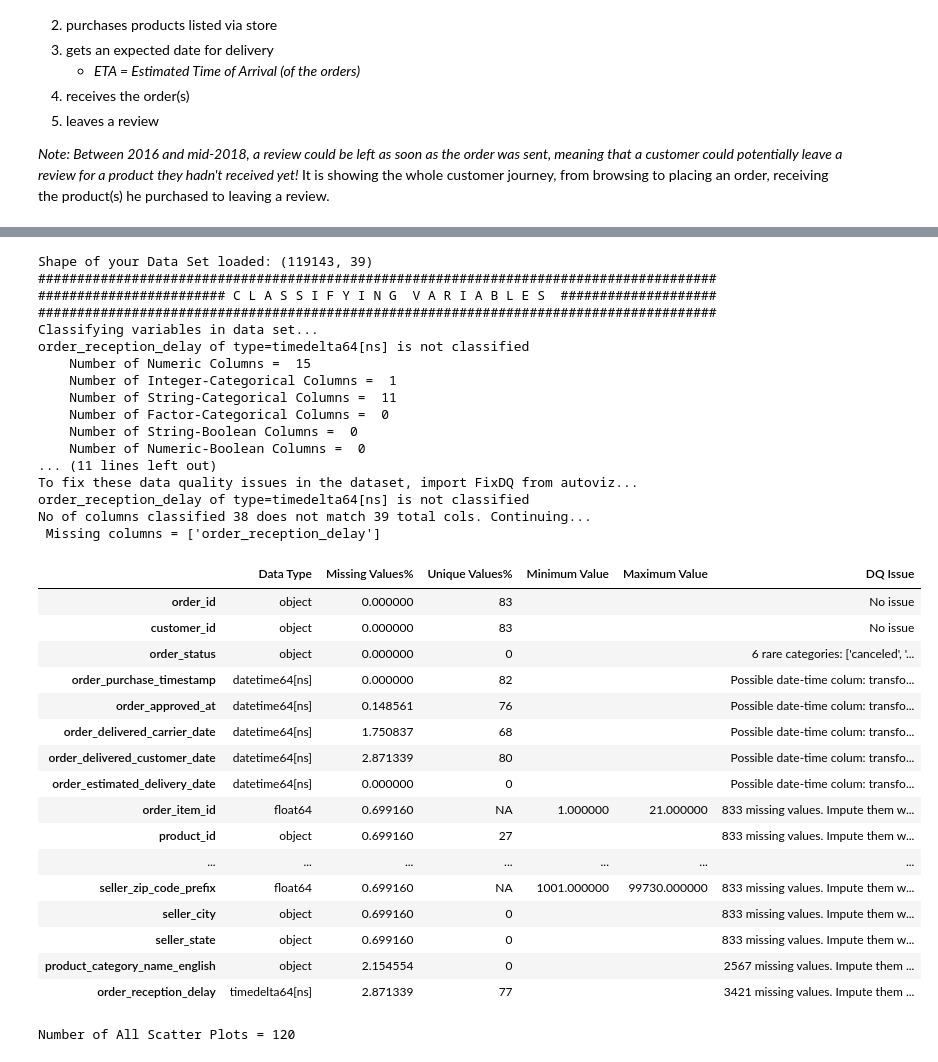
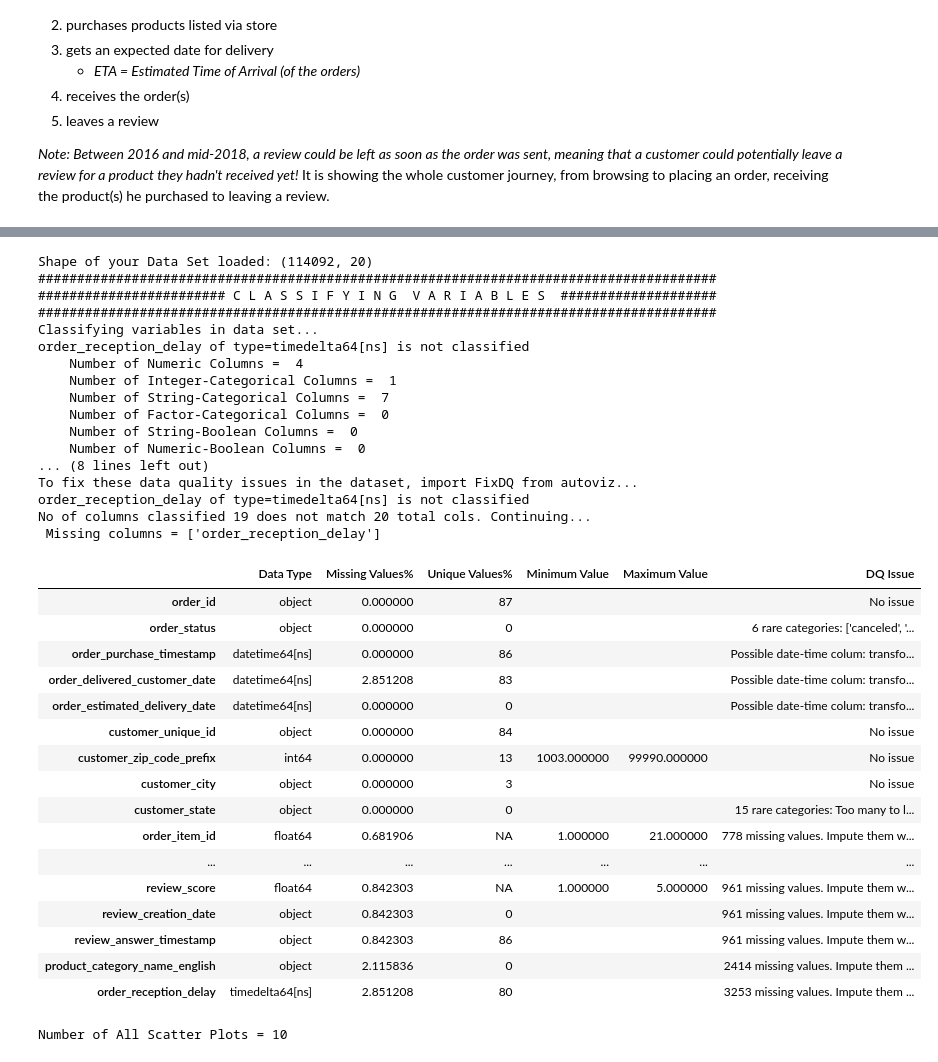
Before and after one commit to Romaric1209/Olist, a Jupyter notebook: Exploratory_Data_Analysis.ipynb, the cells around one changed output, grey strips where cells are left out. Saved outputs shown, nothing was run; the diff lists cells and outputs as text; code cells hidden in the pictures.

```diff
--- a/Exploratory_Data_Analysis.ipynb
+++ b/Exploratory_Data_Analysis.ipynb
@@ -53,10 +64,9 @@ categories = pd.read_csv("data/product_category_name_translation.csv")
 # %%
-# Merge datasets (on 'order_id' or other keys)
-df = orders.merge(order_items, on='order_id', how='left') \
-           .merge(order_payments, on='order_id', how='left') \
-           .merge(order_reviews, on='order_id', how='left') \
-           .merge(customers, on='customer_id', how='left') \
-           .merge(products, on='product_id', how='left') \
-           .merge(sellers, on='seller_id', how='left') \
-           .merge(categories, on='product_category_name', how='left')
-df.head()
+# Merge datasets
+data = orders.merge(customers, on='customer_id', how='left') \
+    .merge(order_items, on='order_id', how='left') \
+    .merge(reviews, on='order_id', how='left') \
+    .merge(products, on='product_id', how='left') \
+    .merge(translation, on='product_category_name', how='left')
+
+data.head()
@@ -75,13 +132,20 @@ df = df.drop(columns = ["review_comment_title", "review_comment_message"]) # Too
 # %%
 # transform the date related data to the right format
-df["order_purchase_timestamp"] = pd.to_datetime(df["order_purchase_timestamp"])
-df["order_approved_at"] = pd.to_datetime(df["order_approved_at"])
-df["order_delivered_carrier_date"] = pd.to_datetime(df["order_delivered_carrier_date"])
-df["order_delivered_customer_date"] = pd.to_datetime(df["order_delivered_customer_date"])
-df["order_estimated_delivery_date"] = pd.to_datetime(df["order_estimated_delivery_date"])
-df["review_creation_date"] = pd.to_datetime(df["review_creation_date"])
-df["review_answer_timestamp"] = pd.to_datetime(df["review_answer_timestamp"])
+data['order_purchase_timestamp'] = pd.to_datetime(data['order_purchase_timestamp'])
+data['order_approved_at'] = pd.to_datetime(data['order_approved_at'])
+data['order_delivered_carrier_date'] = pd.to_datetime(data['order_delivered_carrier_date'])
+data['order_delivered_customer_date'] = pd.to_datetime(data['order_delivered_customer_date'])
+data['order_estimated_delivery_date'] = pd.to_datetime(data['order_estimated_delivery_date'])
 # %%
 # To enhance the understanding of customers satisfaction, we calculate if deliveries were late or early
-df["order_reception_delay"] = df["order_estimated_delivery_date"] - df["order_delivered_customer_date"]
+data["order_reception_delay"] = data["order_estimated_delivery_date"] - data["order_delivered_customer_date"]
+# %%
+# Cleaning
+# Drop columns not inherently related to the objectives, especially in the context of EDA
+# drop columns with too many missing values
+
+data = data.drop(columns=['order_delivered_carrier_date','order_approved_at', 'review_id','review_comment_title',
+                         'review_comment_message', 'product_name_lenght', 'product_description_lenght',
+                         'product_photos_qty','product_weight_g', 'product_length_cm', 'product_height_cm','product_width_cm',
+                         'product_category_name', 'customer_id'])
 # %%
@@ -97,40 +360,40 @@ Report basic_eda_report.html was generated! NOTEBOOK/COLAB USERS: the web browse
 # %%
 AV = AutoViz_Class()
 # %%
-report = AV.AutoViz(df)
+report = AV.AutoViz(data)
 # %% [output]
-Shape of your Data Set loaded: (119143, 39)
+Shape of your Data Set loaded: (114092, 20)
 #######################################################################################
 ######################## C L A S S I F Y I N G  V A R I A B L E S  ####################
 #######################################################################################
 Classifying variables in data set...
 order_reception_delay of type=timedelta64[ns] is not classified
-    Number of Numeric Columns =  15
+    Number of Numeric Columns =  4
     Number of Integer-Categorical Columns =  1
-    Number of String-Categorical Columns =  11
+    Number of String-Categorical Columns =  7
     Number of Factor-Categorical Columns =  0
     Number of String-Boolean Columns =  0
     Number of Numeric-Boolean Columns =  0
-... (11 lines left out)
+... (8 lines left out)
 To fix these data quality issues in the dataset, import FixDQ from autoviz...
 order_reception_delay of type=timedelta64[ns] is not classified
-No of columns classified 38 does not match 39 total cols. Continuing...
+No of columns classified 19 does not match 20 total cols. Continuing...
  Missing columns = ['order_reception_delay']
 |  | Data Type | Missing Values% | Unique Values% | Minimum Value | Maximum Value | DQ Issue |
-| order_id | object | 0.000000 | 83 |  |  | No issue |
-| customer_id | object | 0.000000 | 83 |  |  | No issue |
+| order_id | object | 0.000000 | 87 |  |  | No issue |
 | order_status | object | 0.000000 | 0 |  |  | 6 rare categories: ['canceled', '... |
-| order_purchase_timestamp | datetime64[ns] | 0.000000 | 82 |  |  | Possible date-time colum: transfo... |
-| order_approved_at | datetime64[ns] | 0.148561 | 76 |  |  | Possible date-time colum: transfo... |
-| order_delivered_carrier_date | datetime64[ns] | 1.750837 | 68 |  |  | Possible date-time colum: transfo... |
-| order_delivered_customer_date | datetime64[ns] | 2.871339 | 80 |  |  | Possible date-time colum: transfo... |
+| order_purchase_timestamp | datetime64[ns] | 0.000000 | 86 |  |  | Possible date-time colum: transfo... |
+| order_delivered_customer_date | datetime64[ns] | 2.851208 | 83 |  |  | Possible date-time colum: transfo... |
 | order_estimated_delivery_date | datetime64[ns] | 0.000000 | 0 |  |  | Possible date-time colum: transfo... |
-| order_item_id | float64 | 0.699160 | NA | 1.000000 | 21.000000 | 833 missing values. Impute them w... |
-| product_id | object | 0.699160 | 27 |  |  | 833 missing values. Impute them w... |
+| customer_unique_id | object | 0.000000 | 84 |  |  | No issue |
+| customer_zip_code_prefix | int64 | 0.000000 | 13 | 1003.000000 | 99990.000000 | No issue |
+| customer_city | object | 0.000000 | 3 |  |  | No issue |
+| customer_state | object | 0.000000 | 0 |  |  | 15 rare categories: Too many to l... |
+| order_item_id | float64 | 0.681906 | NA | 1.000000 | 21.000000 | 778 missing values. Impute them w... |
 | ... | ... | ... | ... | ... | ... | ... |
-| seller_zip_code_prefix | float64 | 0.699160 | NA | 1001.000000 | 99730.000000 | 833 missing values. Impute them w... |
-| seller_city | object | 0.699160 | 0 |  |  | 833 missing values. Impute them w... |
-| seller_state | object | 0.699160 | 0 |  |  | 833 missing values. Impute them w... |
-| product_category_name_english | object | 2.154554 | 0 |  |  | 2567 missing values. Impute them ... |
-| order_reception_delay | timedelta64[ns] | 2.871339 | 77 |  |  | 3421 missing values. Impute them ... |
+| review_score | float64 | 0.842303 | NA | 1.000000 | 5.000000 | 961 missing values. Impute them w... |
+| review_creation_date | object | 0.842303 | 0 |  |  | 961 missing values. Impute them w... |
+| review_answer_timestamp | object | 0.842303 | 86 |  |  | 961 missing values. Impute them w... |
+| product_category_name_english | object | 2.115836 | 0 |  |  | 2414 missing values. Impute them ... |
+| order_reception_delay | timedelta64[ns] | 2.851208 | 80 |  |  | 3253 missing values. Impute them ... |
-Number of All Scatter Plots = 120
+Number of All Scatter Plots = 10
```
Also changed, not shown: parts of 41 cells of this notebook, 2 other files.
